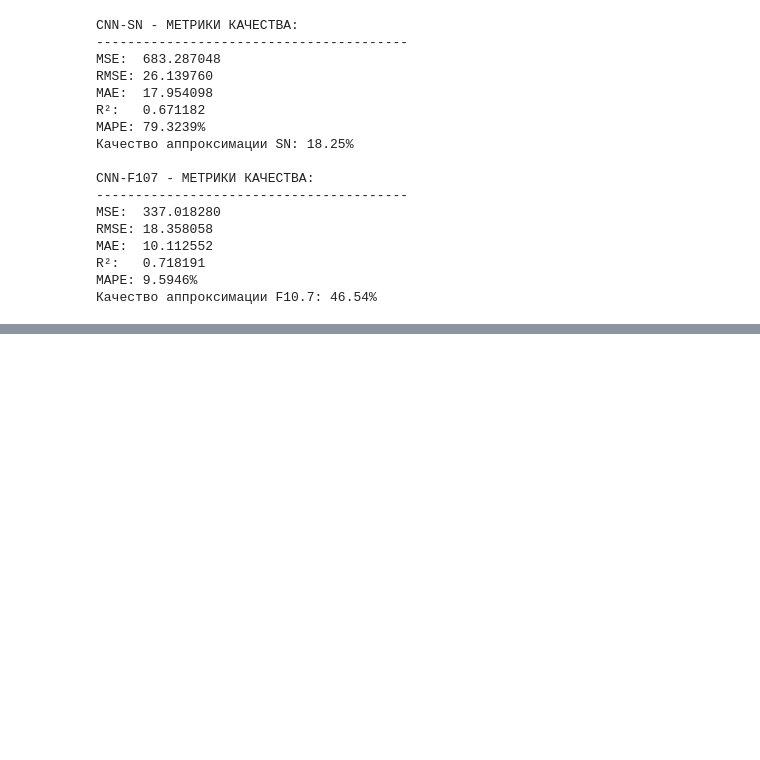
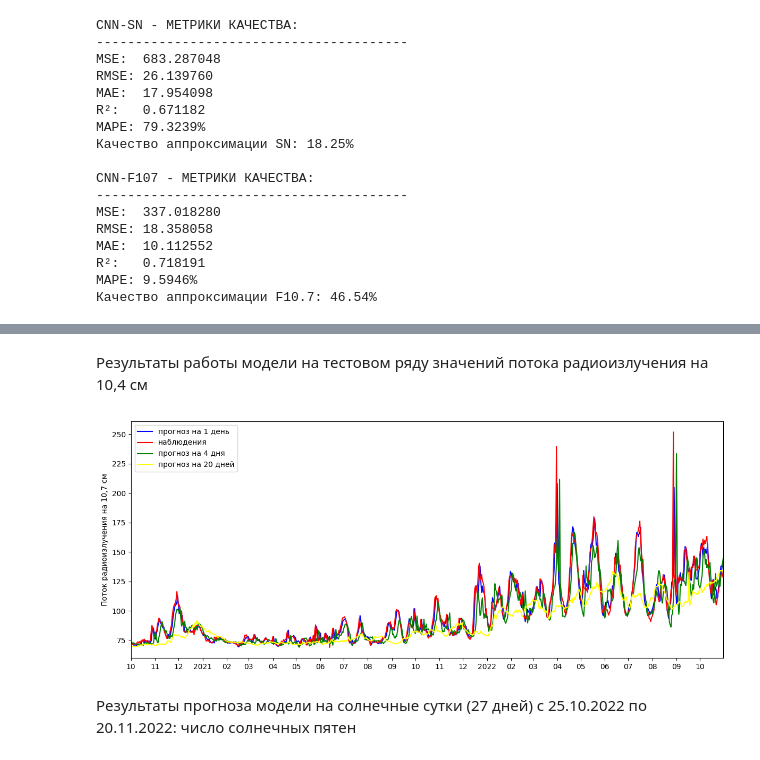
Before and after one commit to HorribleCorbie/networkLab4, a Jupyter notebook: lab4.ipynb, the cells around one changed output, grey strips where cells are left out. Cells and saved outputs as stored; diff of their text form; code cells hidden in the pictures; blank space fills up the shorter version.

```diff
--- a/lab4.ipynb
+++ b/lab4.ipynb
@@ -442,0 +545,53 @@ MAPE: 9.5946%
+# %% [markdown]
+Результаты работы модели на тестовом ряду значений потока радиоизлучения на 10,4 см
+# %%
+fig, ax = plt.subplots(figsize=(12, 5))
+
+ax.plot(
+    plot_data["date"],
+    plot_data["F107_pred_1"],
+    color="blue",
+    label="прогноз на 1 день"
+)
+
+ax.plot(
+    plot_data["date"],
+    plot_data["F107obs_actual"],
+    color="red",
+    label="наблюдения"
+)
+
+ax.plot(
+    plot_data["date"],
+    plot_data["F107_pred_4"],
+    color="green",
+    label="прогноз на 4 дня"
+)
+
+ax.plot(
+    plot_data["date"],
+    plot_data["F107_pred_20"],
+    color="yellow",
+    label="прогноз на 20 дней"
+)
+
+ax.set_xlim(plot_start, plot_end)
+
+ax.xaxis.set_major_locator(
+    mdates.MonthLocator(interval=1)
+)
+
+ax.xaxis.set_major_formatter(
+    FuncFormatter(date_formatter)
+)
+
+ax.set_ylabel("Поток радиоизлучения на 10,7 см")
+ax.legend(loc="upper left")
+
+fig.tight_layout()
+plt.show()
+# %% [output]
+[figure, added]
+# %% [markdown]
+Результаты прогноза модели на солнечные сутки (27 дней) c 25.10.2022 по 20.11.2022: число
+солнечных пятен
```
Also changed, not shown: parts of 9 cells of this notebook, 3 other files.
